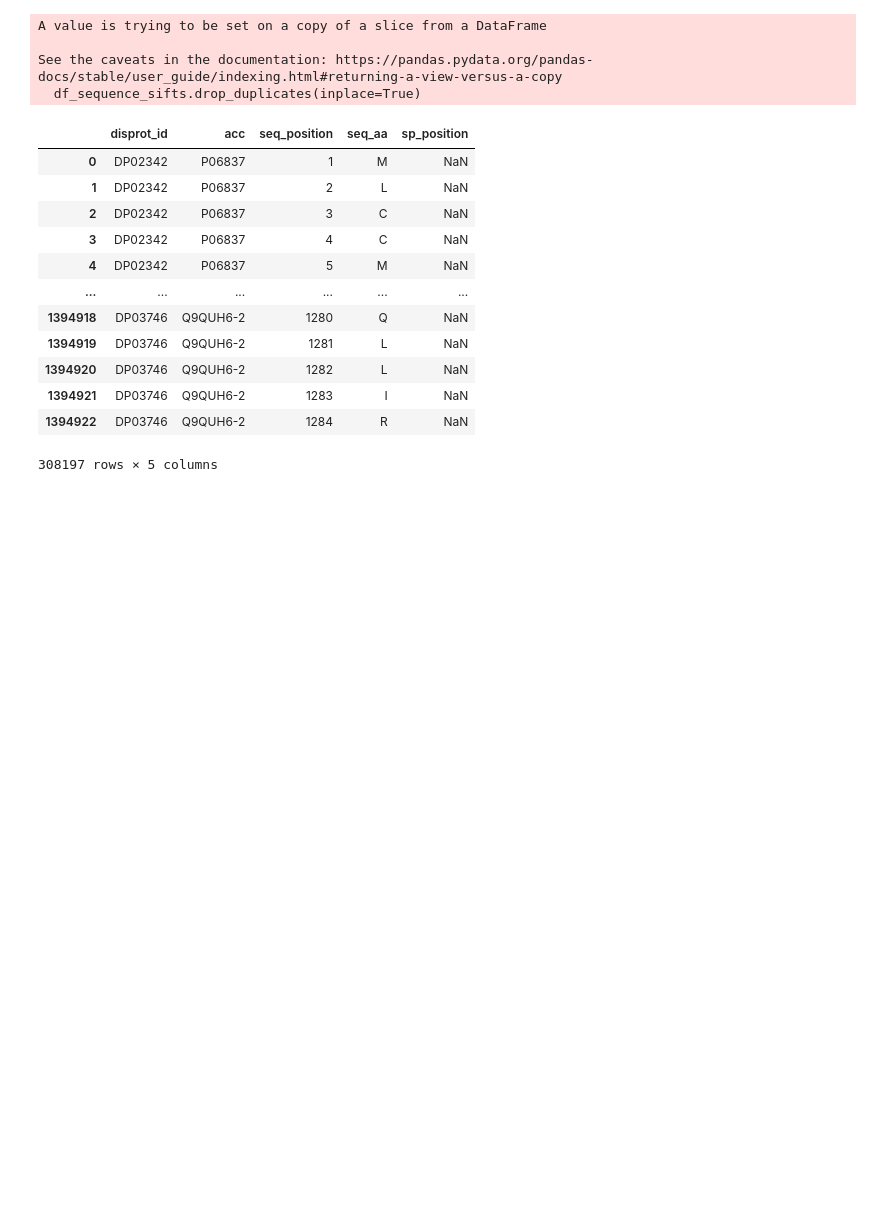
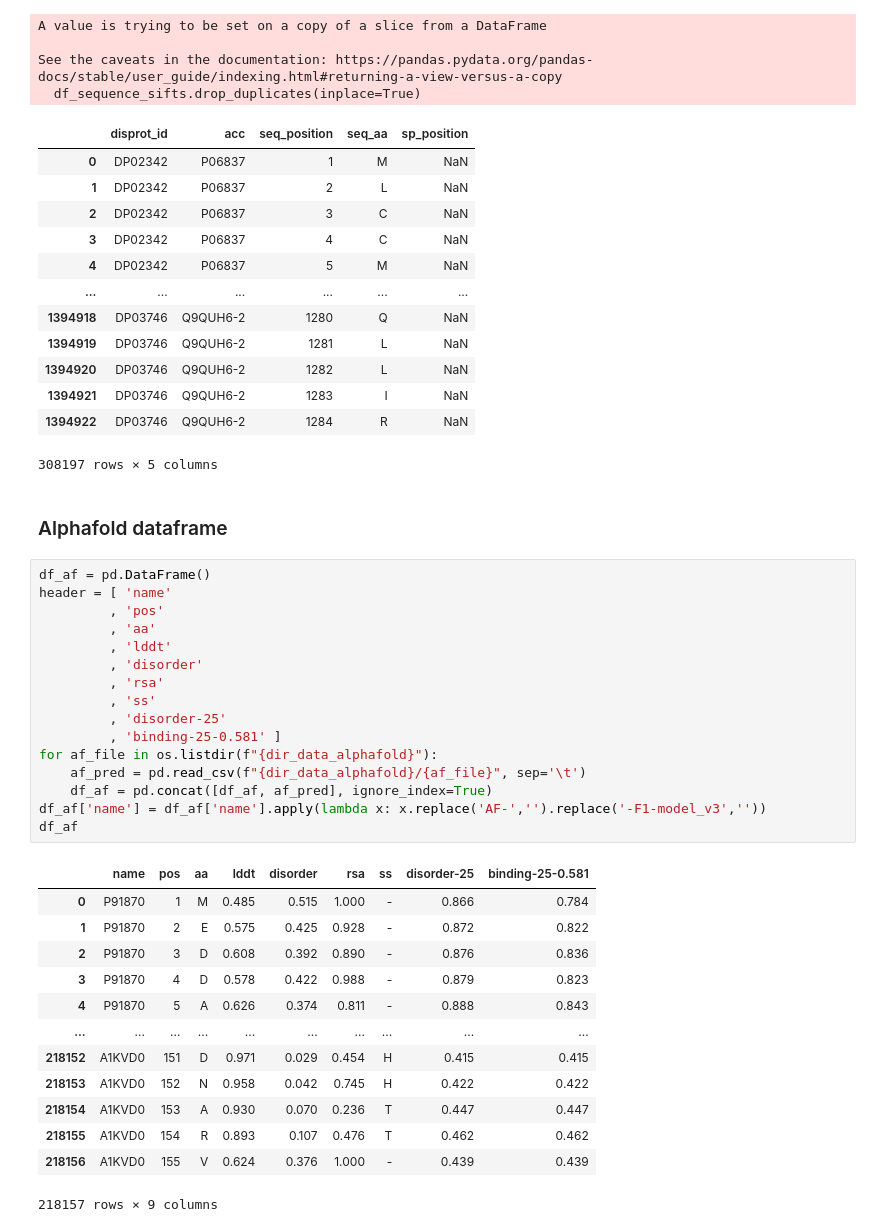
Before and after one commit to BioComputingUP/caid2-reference, a Jupyter notebook: src/notebooks/references.ipynb, the cells around one changed output. Cells and saved outputs as stored; diff of their text form; blank space fills up the shorter version.

```diff
--- a/src/notebooks/references.ipynb
+++ b/src/notebooks/references.ipynb
@@ -603,3 +627,35 @@ See the caveats in the documentation: https://pandas.pydata.org/pandas-docs/stab
 | 1394921 | DP03746 | Q9QUH6-2 | 1283 | I | NaN |
 | 1394922 | DP03746 | Q9QUH6-2 | 1284 | R | NaN |
 308197 rows × 5 columns
+# %% [markdown]
+### Alphafold dataframe
+# %%
+df_af = pd.DataFrame()
+header = [ 'name'
+         , 'pos'
+         , 'aa'
+         , 'lddt'
+         , 'disorder'
+         , 'rsa'
+         , 'ss'
+         , 'disorder-25'
+         , 'binding-25-0.581' ]
+for af_file in os.listdir(f"{dir_data_alphafold}"):
+    af_pred = pd.read_csv(f"{dir_data_alphafold}/{af_file}", sep='\t')
+    df_af = pd.concat([df_af, af_pred], ignore_index=True)
+df_af['name'] = df_af['name'].apply(lambda x: x.replace('AF-','').replace('-F1-model_v3',''))
+df_af
+# %% [output]
+|  | name | pos | aa | lddt | disorder | rsa | ss | disorder-25 | binding-25-0.581 |
+| 0 | P91870 | 1 | M | 0.485 | 0.515 | 1.000 | - | 0.866 | 0.784 |
+| 1 | P91870 | 2 | E | 0.575 | 0.425 | 0.928 | - | 0.872 | 0.822 |
+| 2 | P91870 | 3 | D | 0.608 | 0.392 | 0.890 | - | 0.876 | 0.836 |
+| 3 | P91870 | 4 | D | 0.578 | 0.422 | 0.988 | - | 0.879 | 0.823 |
+| 4 | P91870 | 5 | A | 0.626 | 0.374 | 0.811 | - | 0.888 | 0.843 |
+| ... | ... | ... | ... | ... | ... | ... | ... | ... | ... |
+| 218152 | A1KVD0 | 151 | D | 0.971 | 0.029 | 0.454 | H | 0.415 | 0.415 |
+| 218153 | A1KVD0 | 152 | N | 0.958 | 0.042 | 0.745 | H | 0.422 | 0.422 |
+| 218154 | A1KVD0 | 153 | A | 0.930 | 0.070 | 0.236 | T | 0.447 | 0.447 |
+| 218155 | A1KVD0 | 154 | R | 0.893 | 0.107 | 0.476 | T | 0.462 | 0.462 |
+| 218156 | A1KVD0 | 155 | V | 0.624 | 0.376 | 1.000 | - | 0.439 | 0.439 |
+218157 rows × 9 columns
```
Also changed, not shown: parts of 36 cells of this notebook.
